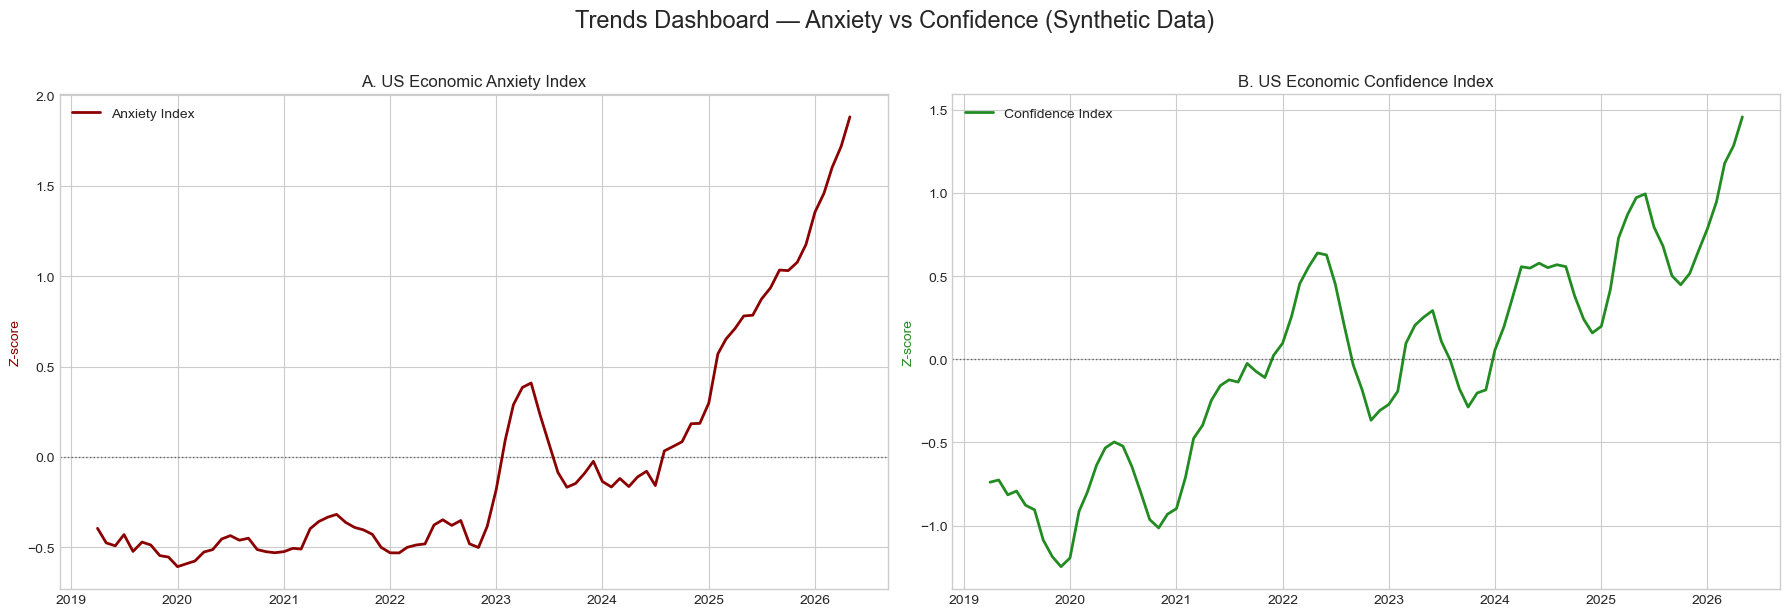
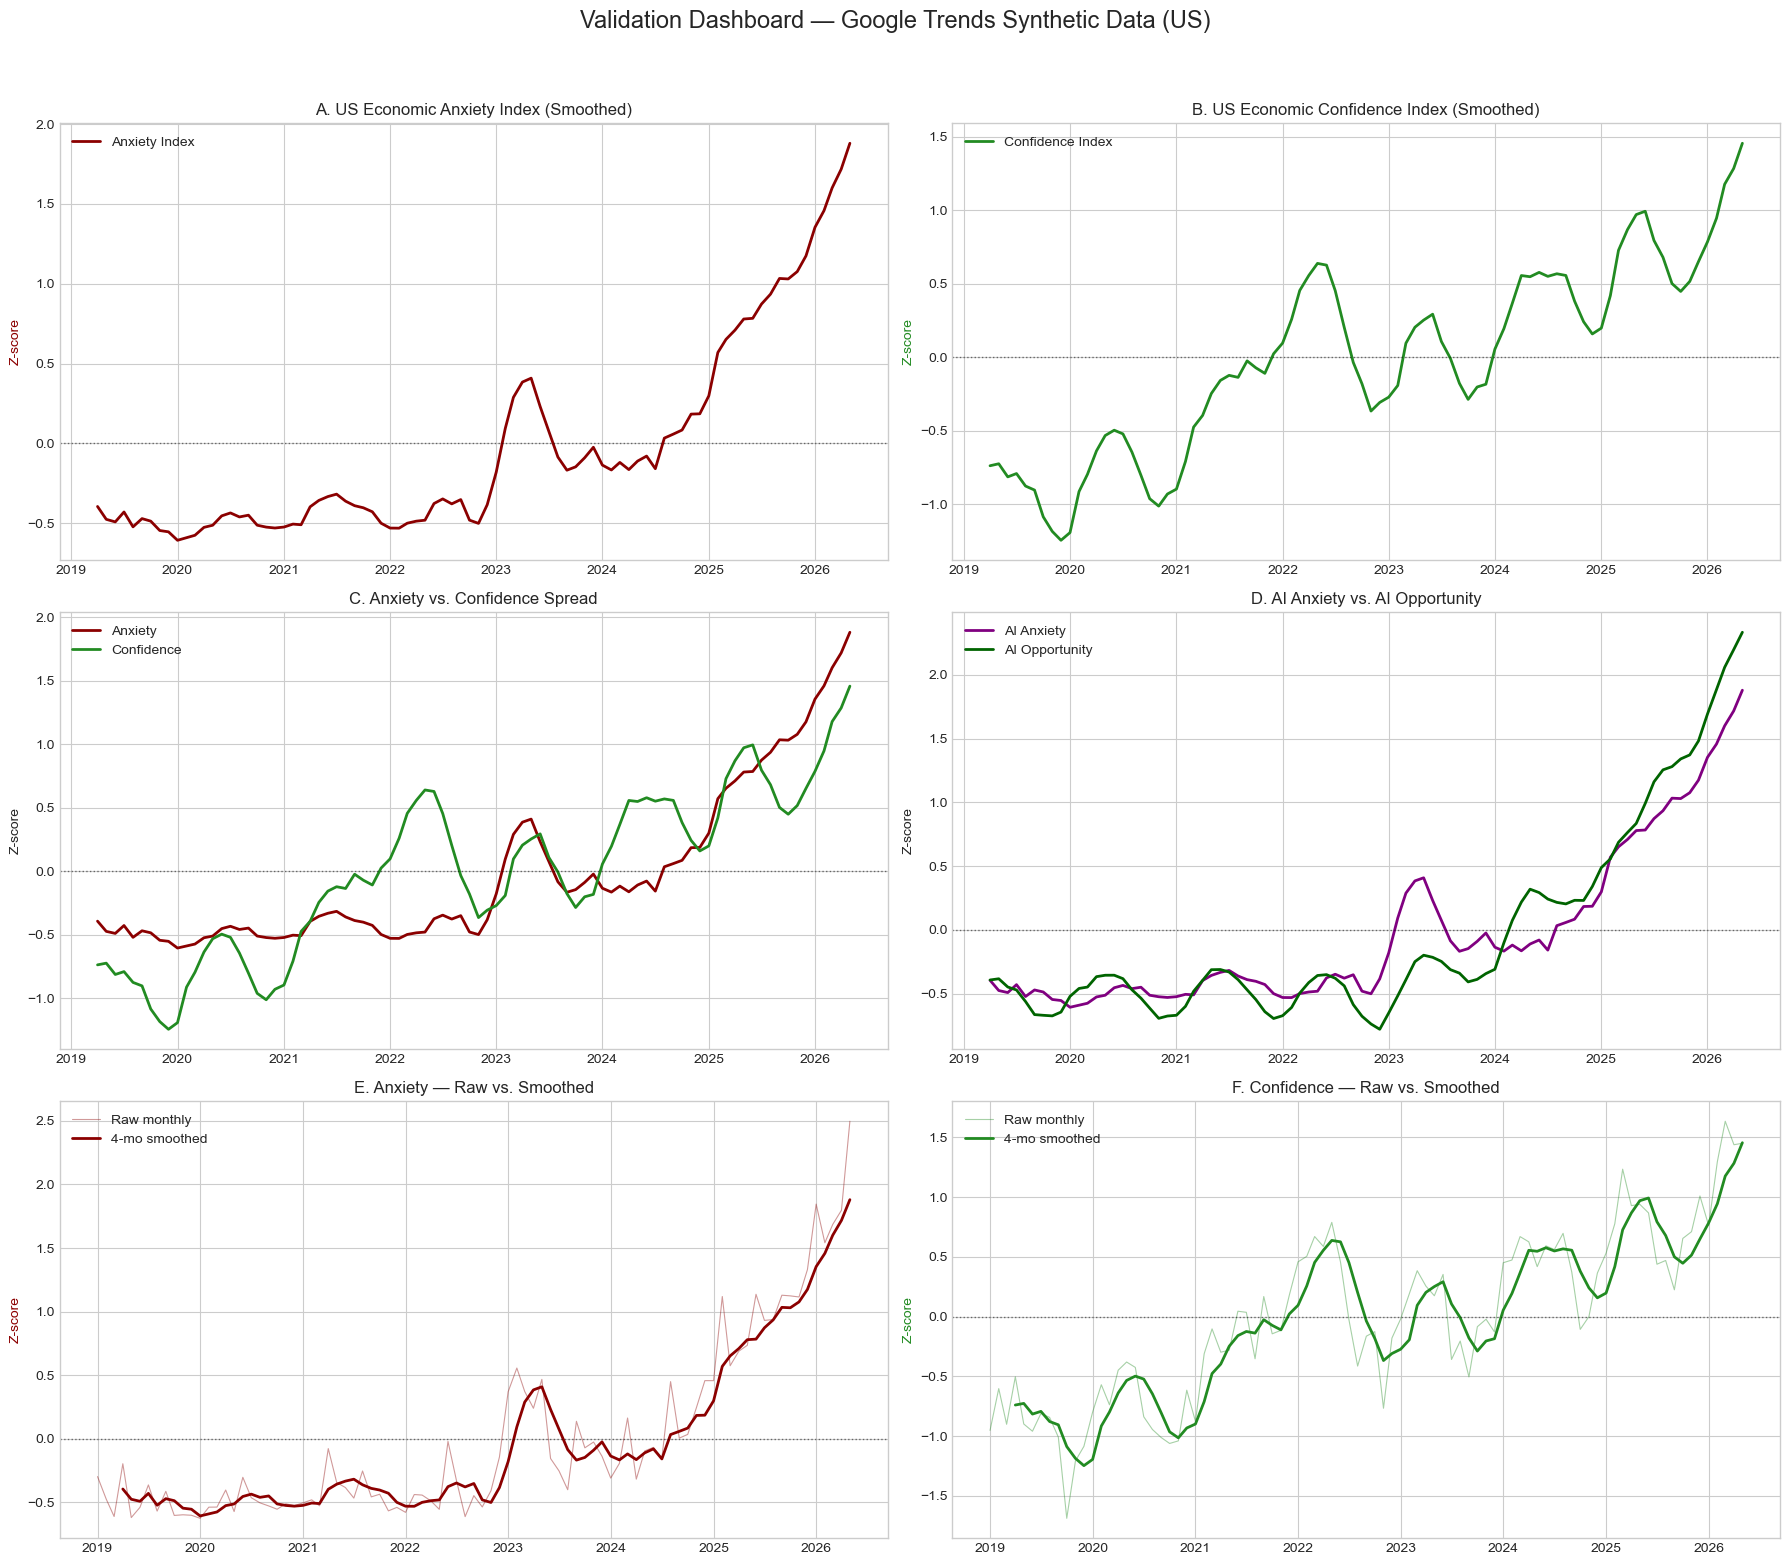
The change to this notebook cell's code, shown as a diff; its figure went from the first image to the second:
--- before
+++ after
@@ -1,27 +1,67 @@
 # ============================================================
-# Simplified dashboard — Trends data only (no FRED)
+# dashboard — Trends data only (no FRED)
 # ============================================================
-fig, axs = plt.subplots(1, 2, figsize=(18, 6))
-fig.suptitle('Trends Dashboard — Anxiety vs Confidence (Synthetic Data)',
-             fontsize=17, y=1.02)
+fig, axs = plt.subplots(3, 2, figsize=(18, 16))
+fig.suptitle('Validation Dashboard — Google Trends Synthetic Data (US)',
+fontsize=17, y=0.995)
 
 color_anx, color_conf = 'darkred', 'forestgreen'
 
-# Panel A — Anxiety Index
-axs[0].plot(validation.index, validation['Trends_Anxiety'],
-            color=color_anx, linewidth=2, label='Anxiety Index')
-axs[0].axhline(0, color='black', linestyle=':', linewidth=1, alpha=0.5)
-axs[0].set_title('A. US Economic Anxiety Index', fontsize=12)
-axs[0].set_ylabel('Z-score', color=color_anx)
-axs[0].legend()
+# Panel A — Anxiety Index over time
+axs[0, 0].plot(z_scored_anxiety.index, z_scored_anxiety['Smoothed_Anxiety_Index'],
+color=color_anx, linewidth=2, label='Anxiety Index')
+axs[0, 0].axhline(0, color='black', linestyle=':', linewidth=1, alpha=0.5)
+axs[0, 0].set_title('A. US Economic Anxiety Index (Smoothed)', fontsize=12)
+axs[0, 0].set_ylabel('Z-score', color=color_anx)
+axs[0, 0].legend()
 
-# Panel B — Confidence Index
-axs[1].plot(validation.index, validation['Trends_Confidence'],
-            color=color_conf, linewidth=2, label='Confidence Index')
-axs[1].axhline(0, color='black', linestyle=':', linewidth=1, alpha=0.5)
-axs[1].set_title('B. US Economic Confidence Index', fontsize=12)
-axs[1].set_ylabel('Z-score', color=color_conf)
-axs[1].legend()
+# Panel B — Confidence Index over time
+axs[0, 1].plot(z_scored_us_conf.index, z_scored_us_conf['Smoothed_Confidence_Index'],
+color=color_conf, linewidth=2, label='Confidence Index')
+axs[0, 1].axhline(0, color='black', linestyle=':', linewidth=1, alpha=0.5)
+axs[0, 1].set_title('B. US Economic Confidence Index (Smoothed)', fontsize=12)
+axs[0, 1].set_ylabel('Z-score', color=color_conf)
+axs[0, 1].legend()
 
-plt.tight_layout()
+# Panel C — Anxiety vs Confidence spread
+axs[1, 0].plot(z_scored_anxiety.index, z_scored_anxiety['Smoothed_Anxiety_Index'],
+color=color_anx, linewidth=2, label='Anxiety')
+axs[1, 0].plot(z_scored_us_conf.index, z_scored_us_conf['Smoothed_Confidence_Index'],
+color=color_conf, linewidth=2, label='Confidence')
+axs[1, 0].axhline(0, color='black', linestyle=':', linewidth=1, alpha=0.5)
+axs[1, 0].set_title('C. Anxiety vs. Confidence Spread', fontsize=12)
+axs[1, 0].set_ylabel('Z-score')
+axs[1, 0].legend()
+
+# Panel D — AI Anxiety vs AI Opportunity
+axs[1, 1].plot(z_ai_anx.index, z_ai_anx['Smoothed_AI_Anxiety'],
+color='purple', linewidth=2, label='AI Anxiety')
+axs[1, 1].plot(z_ai_opp.index, z_ai_opp['Smoothed_AI_Opportunity'],
+color='darkgreen', linewidth=2, label='AI Opportunity')
+axs[1, 1].axhline(0, color='black', linestyle=':', linewidth=1, alpha=0.5)
+axs[1, 1].set_title('D. AI Anxiety vs. AI Opportunity', fontsize=12)
+axs[1, 1].set_ylabel('Z-score')
+axs[1, 1].legend()
+
+# Panel E — Raw Anxiety Index (unsmoothed vs smoothed)
+axs[2, 0].plot(z_scored_anxiety.index, z_scored_anxiety['Anxiety_Index'],
+color=color_anx, linewidth=0.8, alpha=0.4, label='Raw monthly')
+axs[2, 0].plot(z_scored_anxiety.index, z_scored_anxiety['Smoothed_Anxiety_Index'],
+color=color_anx, linewidth=2, label='4-mo smoothed')
+axs[2, 0].axhline(0, color='black', linestyle=':', linewidth=1, alpha=0.5)
+axs[2, 0].set_title('E. Anxiety — Raw vs. Smoothed', fontsize=12)
+axs[2, 0].set_ylabel('Z-score', color=color_anx)
+axs[2, 0].legend()
+
+# Panel F — Raw Confidence Index (unsmoothed vs smoothed)
+axs[2, 1].plot(z_scored_us_conf.index, z_scored_us_conf['Confidence_Index'],
+color=color_conf, linewidth=0.8, alpha=0.4, label='Raw monthly')
+axs[2, 1].plot(z_scored_us_conf.index, z_scored_us_conf['Smoothed_Confidence_Index'],
+color=color_conf, linewidth=2, label='4-mo smoothed')
+axs[2, 1].axhline(0, color='black', linestyle=':', linewidth=1, alpha=0.5)
+axs[2, 1].set_title('F. Confidence — Raw vs. Smoothed', fontsize=12)
+axs[2, 1].set_ylabel('Z-score', color=color_conf)
+axs[2, 1].legend()
+
+plt.tight_layout(rect=[0, 0.02, 1, 0.97])
 plt.show()

Commit: Changes to dashboard